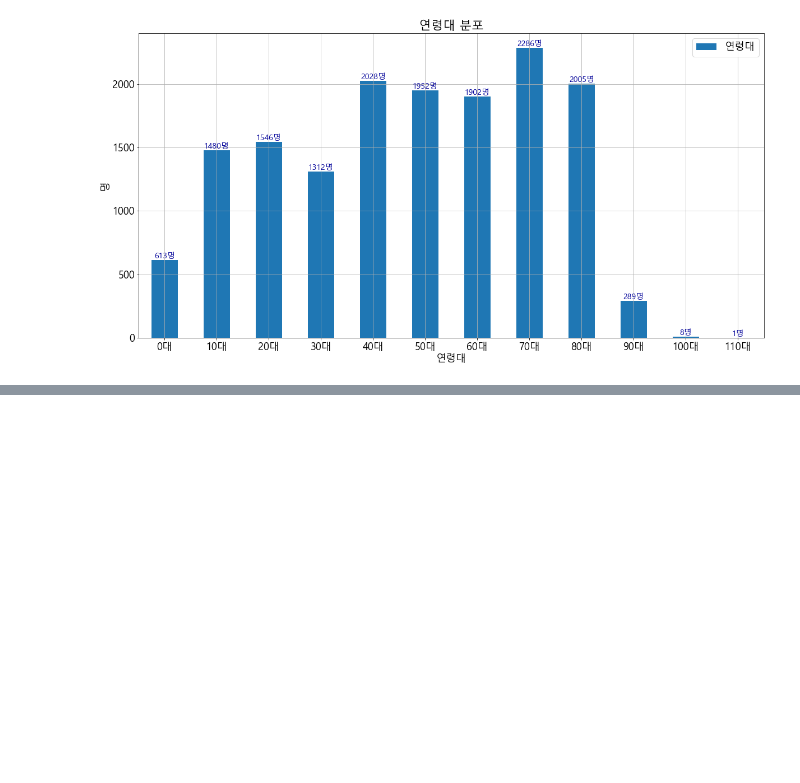
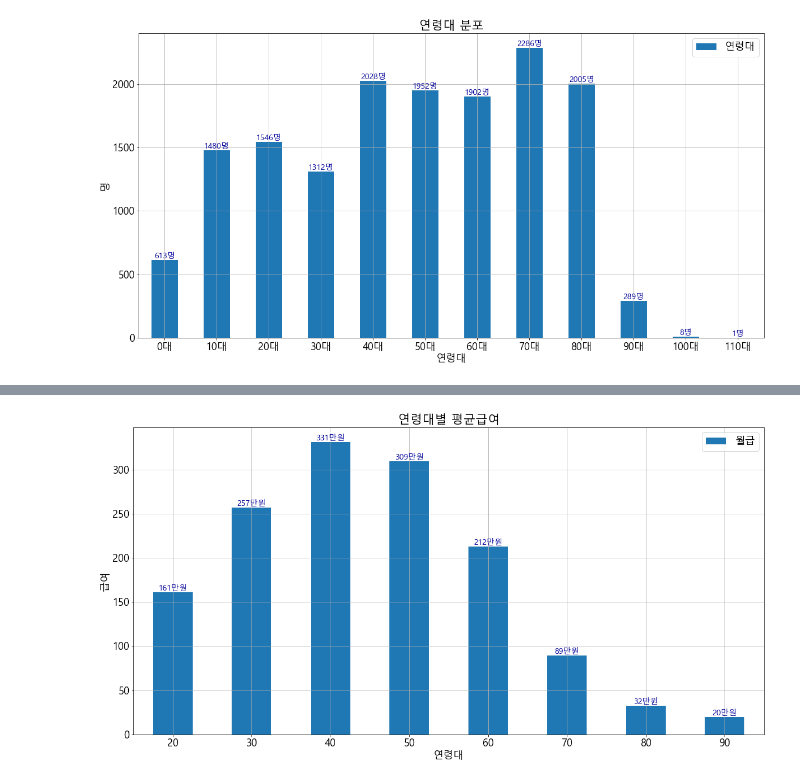
Before and after one commit to nice0001-angelo/DataAnalysis, a Jupyter notebook: 15-한국복지패널 데이터셋 분석하기.ipynb, the cells around one changed output, grey strips where cells are left out. Drawn from its saved outputs; the diff is of its cells as text; code cells hidden in the pictures; blank space fills up the shorter version.

```diff
--- a/15-한국복지패널 데이터셋 분석하기.ipynb
+++ b/15-한국복지패널 데이터셋 분석하기.ipynb
@@ -990,0 +1012,3 @@ pyplot.show()
+# %%
+df_filter5['나이'] = yy - df_filter5['태어난년도'] + 1
+df_filter5
@@ -990,0 +1029,5 @@ pyplot.show()
+# %%
+#연령대
+df_filter5['연령대'] = (df_filter5['나이'] // 10)*10
+df_filter5.sort_values(['연령대','나이','월급'], inplace = True)
+df_filter5
@@ -990,0 +1056,3 @@ pyplot.show()
+# %%
+df_filter5.dropna(inplace=True)
+df_filter5.isna().sum()
@@ -990,0 +1065,3 @@ pyplot.show()
+# %%
+연령대별_평균급여 = df_filter5.filter(['연령대','월급']).groupby('연령대').mean()
+연령대별_평균급여
@@ -990,0 +1079,20 @@ pyplot.show()
+# %%
+# 한글폰트, 그래픽 크기 설정
+pyplot.rcParams["font.family"] = 'Malgun Gothic'
+pyplot.rcParams["font.size"] = 18
+pyplot.rcParams["figure.figsize"] = (20,10)
+
+
+연령대별_평균급여.plot.bar(rot=0)
+pyplot.grid()
+pyplot.title("연령대별 평균급여")
+pyplot.xlabel("연령대")
+pyplot.ylabel("급여")
+
+# 그래프에 텍스트 표시하기
+for i, v in enumerate(list(연령대별_평균급여['월급'])):
+    txt = "%d만원" % v
+    pyplot.text(i,v,txt, fontsize=14, color ='#000099',horizontalalignment='center',verticalalignment='bottom')
+pyplot.show()
+# %% [output]
+[figure, added]
```
Also changed, not shown: parts of 7 cells of this notebook.
